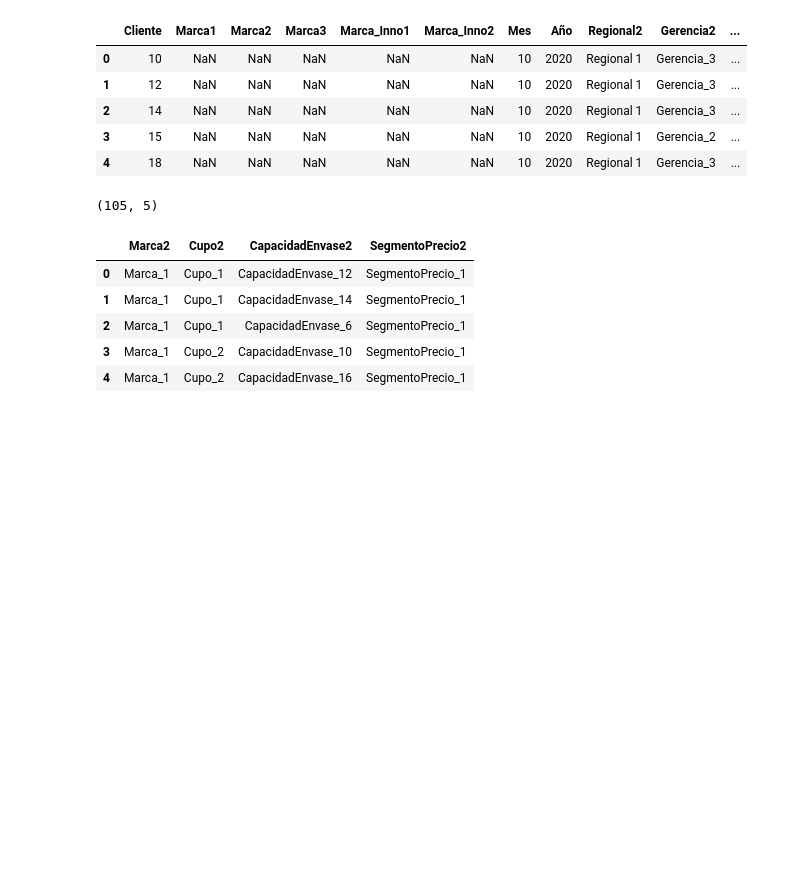
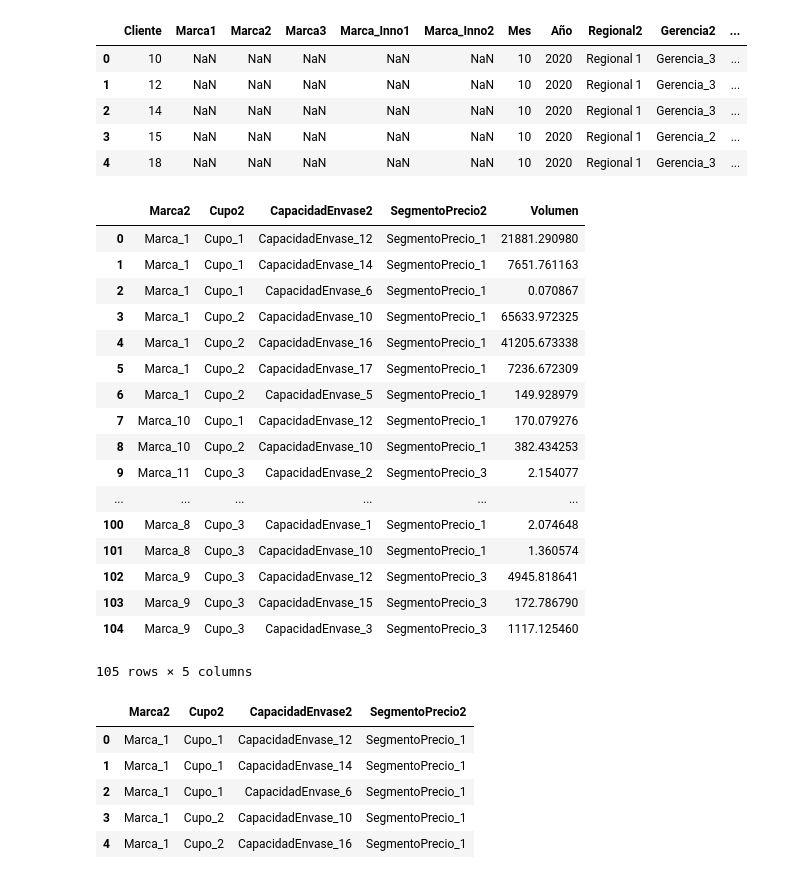
Before and after one commit to sebashc3712/Hackators_Bavaria, a Jupyter notebook: Brand_Expansion.ipynb, the cells around one changed output. Drawn from its saved outputs; the diff is of its cells as text; code cells hidden in the pictures; blank space fills up the shorter version.

```diff
--- a/Brand_Expansion.ipynb
+++ b/Brand_Expansion.ipynb
@@ -85,9 +85,26 @@ test.head()
 # %%
 products=train.groupby(['Marca2', 'Cupo2','CapacidadEnvase2','SegmentoPrecio2'],as_index=False)['Volumen'].sum()
 # %%
-products.shape
+products
 # %% [output]
+|  | Marca2 | Cupo2 | CapacidadEnvase2 | SegmentoPrecio2 | Volumen |
+| 0 | Marca_1 | Cupo_1 | CapacidadEnvase_12 | SegmentoPrecio_1 | 21881.290980 |
+| 1 | Marca_1 | Cupo_1 | CapacidadEnvase_14 | SegmentoPrecio_1 | 7651.761163 |
+| 2 | Marca_1 | Cupo_1 | CapacidadEnvase_6 | SegmentoPrecio_1 | 0.070867 |
+| 3 | Marca_1 | Cupo_2 | CapacidadEnvase_10 | SegmentoPrecio_1 | 65633.972325 |
+| 4 | Marca_1 | Cupo_2 | CapacidadEnvase_16 | SegmentoPrecio_1 | 41205.673338 |
+| 5 | Marca_1 | Cupo_2 | CapacidadEnvase_17 | SegmentoPrecio_1 | 7236.672309 |
+| 6 | Marca_1 | Cupo_2 | CapacidadEnvase_5 | SegmentoPrecio_1 | 149.928979 |
+| 7 | Marca_10 | Cupo_1 | CapacidadEnvase_12 | SegmentoPrecio_1 | 170.079276 |
+| 8 | Marca_10 | Cupo_2 | CapacidadEnvase_10 | SegmentoPrecio_1 | 382.434253 |
+| 9 | Marca_11 | Cupo_3 | CapacidadEnvase_2 | SegmentoPrecio_3 | 2.154077 |
+| ... | ... | ... | ... | ... | ... |
+| 100 | Marca_8 | Cupo_3 | CapacidadEnvase_1 | SegmentoPrecio_1 | 2.074648 |
+| 101 | Marca_8 | Cupo_3 | CapacidadEnvase_10 | SegmentoPrecio_1 | 1.360574 |
+| 102 | Marca_9 | Cupo_3 | CapacidadEnvase_12 | SegmentoPrecio_3 | 4945.818641 |
+| 103 | Marca_9 | Cupo_3 | CapacidadEnvase_15 | SegmentoPrecio_3 | 172.786790 |
+| 104 | Marca_9 | Cupo_3 | CapacidadEnvase_3 | SegmentoPrecio_3 | 1117.125460 |
-(105, 5)
+105 rows × 5 columns
 # %%
 products=products.drop('Volumen',axis=1)
 products.head()
```
Also changed, not shown: parts of 20 cells of this notebook.
